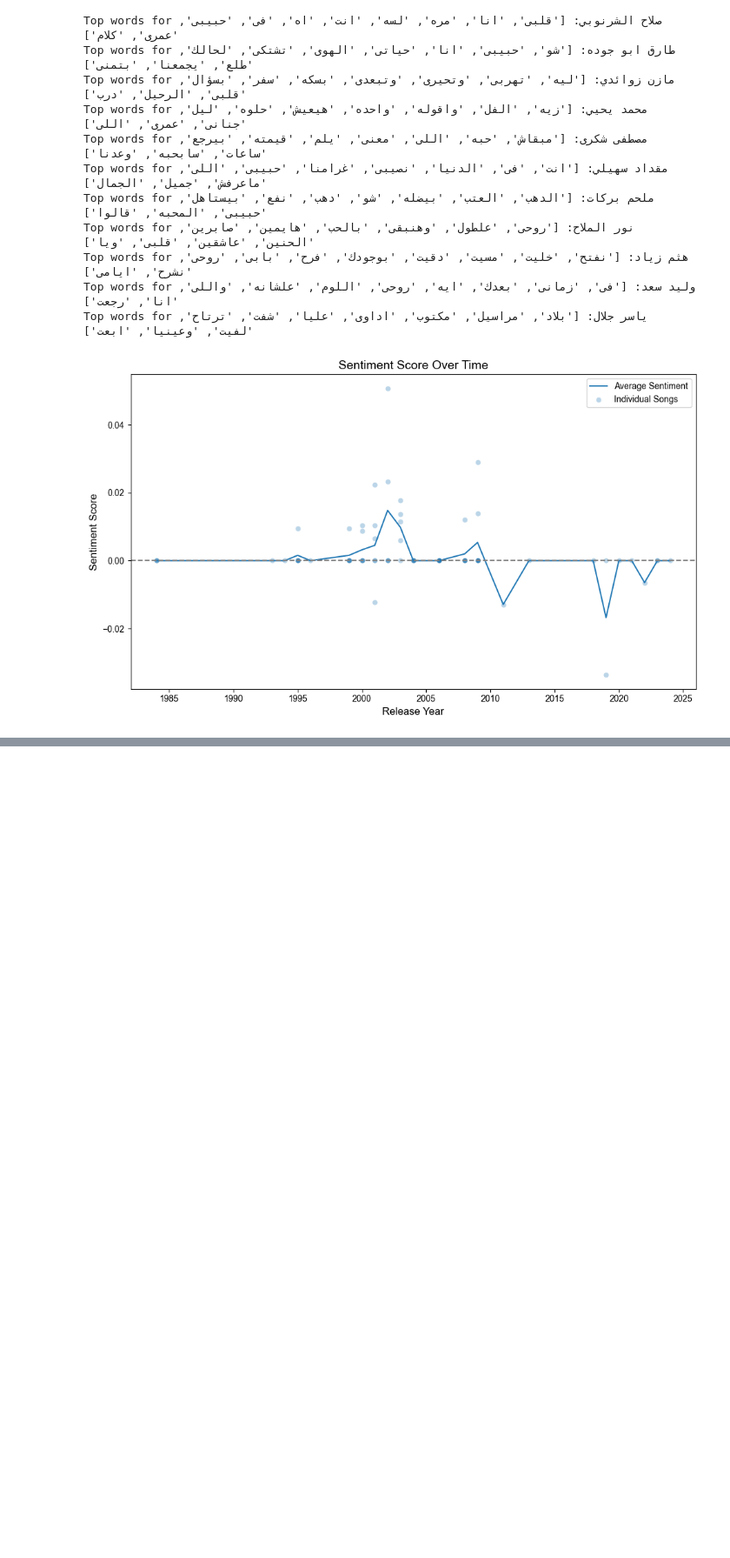
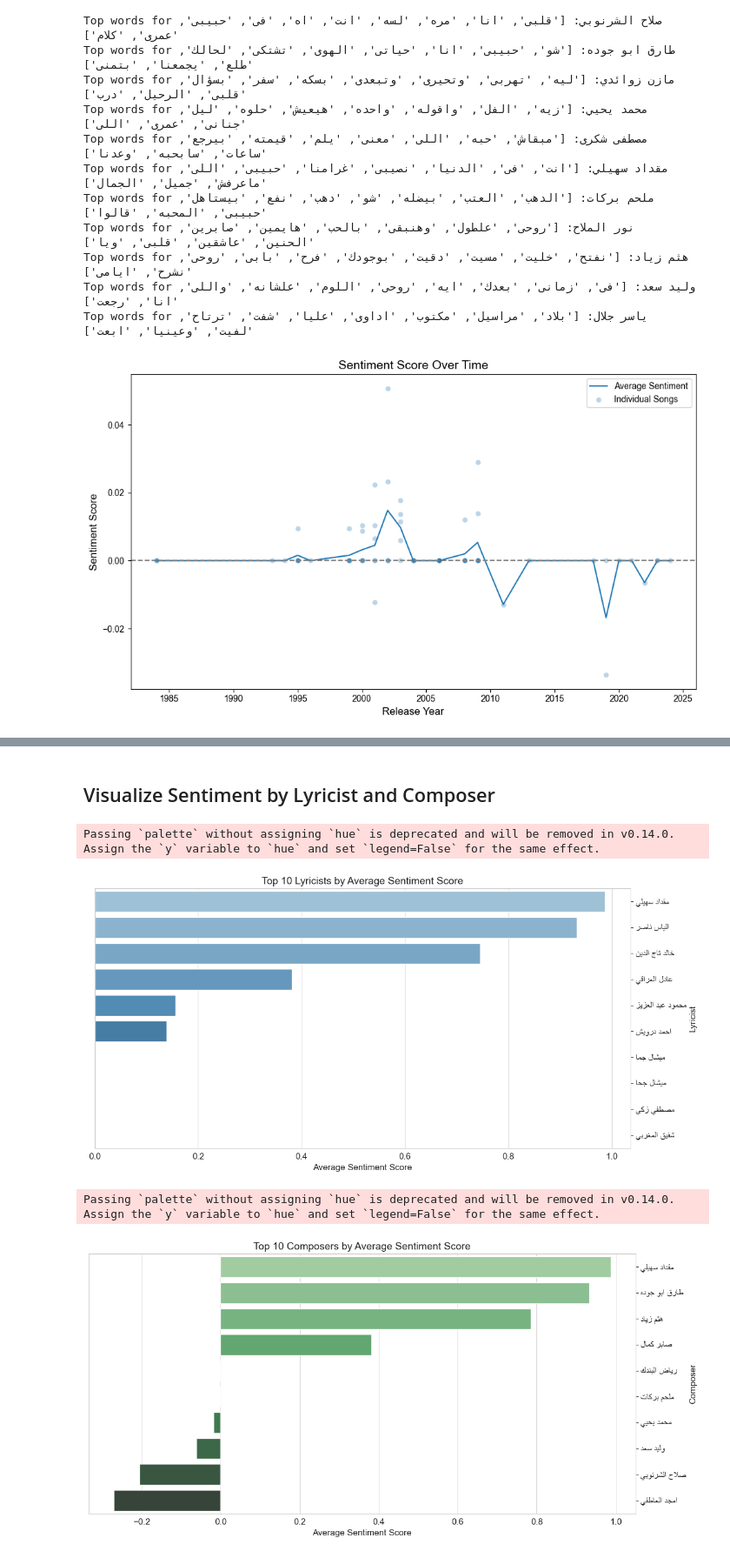
Before and after one commit to YoussefMohAttia/Arabic-Lyrics-Analysis-LLM, a Jupyter notebook: Term_Project.ipynb, the cells around one changed output, grey strips where cells are left out. Shown at 87% size. Drawn from its saved outputs; the diff is of its cells as text; code cells hidden in the pictures; blank space fills up the shorter version.

```diff
--- a/Term_Project.ipynb
+++ b/Term_Project.ipynb
@@ -1230,0 +1376,20 @@ Error processing lyrics: The size of tensor a (684) must match the size of tenso
+# %%
+# Group by Lyricist and compute average sentiment
+lyricist_sentiment = data.groupby('Lyricist')['sentiment'].agg(['mean', 'std', 'count']).reset_index()
+lyricist_sentiment = lyricist_sentiment.sort_values('mean', ascending=False)
+lyricist_sentiment.columns = ['Lyricist', 'Avg Sentiment', 'Std Sentiment', 'Song Count']
+
+# Group by Composer and compute average sentiment
+composer_sentiment = data.groupby('Composer')['sentiment'].agg(['mean', 'std', 'count']).reset_index()
+composer_sentiment = composer_sentiment.sort_values('mean', ascending=False)
+composer_sentiment.columns = ['Composer', 'Avg Sentiment', 'Std Sentiment', 'Song Count']
+
+# Display top 5 Lyricists and Composers by average sentiment
+print("Top 5 Lyricists by Average Sentiment:")
+print(lyricist_sentiment.head())
+print("\nTop 5 Composers by Average Sentiment:")
+print(composer_sentiment.head())
+
+# Save results to CSV for reference
+lyricist_sentiment.to_csv('lyricist_sentiment_summary.csv', index=False)
+composer_sentiment.to_csv('composer_sentiment_summary.csv', index=False)
@@ -1230,0 +1412,60 @@ Error processing lyrics: The size of tensor a (684) must match the size of tenso
+# %% [markdown]
+## Visualize Sentiment by Lyricist and Composer
+# %%
+import matplotlib.pyplot as plt
+import seaborn as sns
+# Import required libraries for Arabic text reshaping
+from arabic_reshaper import reshape
+from bidi.algorithm import get_display
+
+# Set an Arabic-compatible font (ensure one is installed on your system)
+plt.rcParams['font.family'] = ['Amiri', 'Noto Sans Arabic', 'Arial', 'DejaVu Sans', 'sans-serif']
+plt.rcParams['font.size'] = 12
+
+# Function to reshape Arabic text for display
+def reshape_arabic_text(word):
+    reshaped_word = reshape(word)
+    display_word = get_display(reshaped_word)
+    return display_word
+
+# Set plot style
+sns.set_style("whitegrid")
+
+# Bar plot for Lyricist sentiment
+plt.figure(figsize=(12, 6))
+# Create a copy of the filtered data
+lyricist_sentiment_top10 = lyricist_sentiment.head(10).copy()
+# Reshape the Lyricist names for proper Arabic display
+lyricist_sentiment_top10['Lyricist'] = lyricist_sentiment_top10['Lyricist'].apply(reshape_arabic_text)
+sns.barplot(x='Avg Sentiment', y='Lyricist', data=lyricist_sentiment_top10, palette='Blues_d')
+plt.title('Top 10 Lyricists by Average Sentiment Score', fontsize=14)
+plt.xlabel('Average Sentiment Score', fontsize=12)
+plt.ylabel('Lyricist', fontsize=12)
+# Move y-axis labels to the right for RTL appearance
+plt.gca().yaxis.set_label_position('right')
+plt.gca().yaxis.set_ticks_position('right')
+plt.gca().tick_params(axis='y', which='major', labelright=True, labelleft=False)
+plt.tight_layout()
+plt.show()
+
+# Bar plot for Composer sentiment
+plt.figure(figsize=(12, 6))
+# Create a copy of the filtered data
+composer_sentiment_top10 = composer_sentiment.head(10).copy()
+# Reshape the Composer names for proper Arabic display
+composer_sentiment_top10['Composer'] = composer_sentiment_top10['Composer'].apply(reshape_arabic_text)
+sns.barplot(x='Avg Sentiment', y='Composer', data=composer_sentiment_top10, palette='Greens_d')
+plt.title('Top 10 Composers by Average Sentiment Score', fontsize=14)
+plt.xlabel('Average Sentiment Score', fontsize=12)
+plt.ylabel('Composer', fontsize=12)
+# Move y-axis labels to the right for RTL appearance
+plt.gca().yaxis.set_label_position('right')
+plt.gca().yaxis.set_ticks_position('right')
+plt.gca().tick_params(axis='y', which='major', labelright=True, labelleft=False)
+plt.tight_layout()
+plt.show()
+# %% [output]
+Passing `palette` without assigning `hue` is deprecated and will be removed in v0.14.0. Assign the `y` variable to `hue` and set `legend=False` for the same effect.
+[figure, added]
+Passing `palette` without assigning `hue` is deprecated and will be removed in v0.14.0. Assign the `y` variable to `hue` and set `legend=False` for the same effect.
+[figure, added]
```
Also changed, not shown: parts of 48 cells of this notebook.
